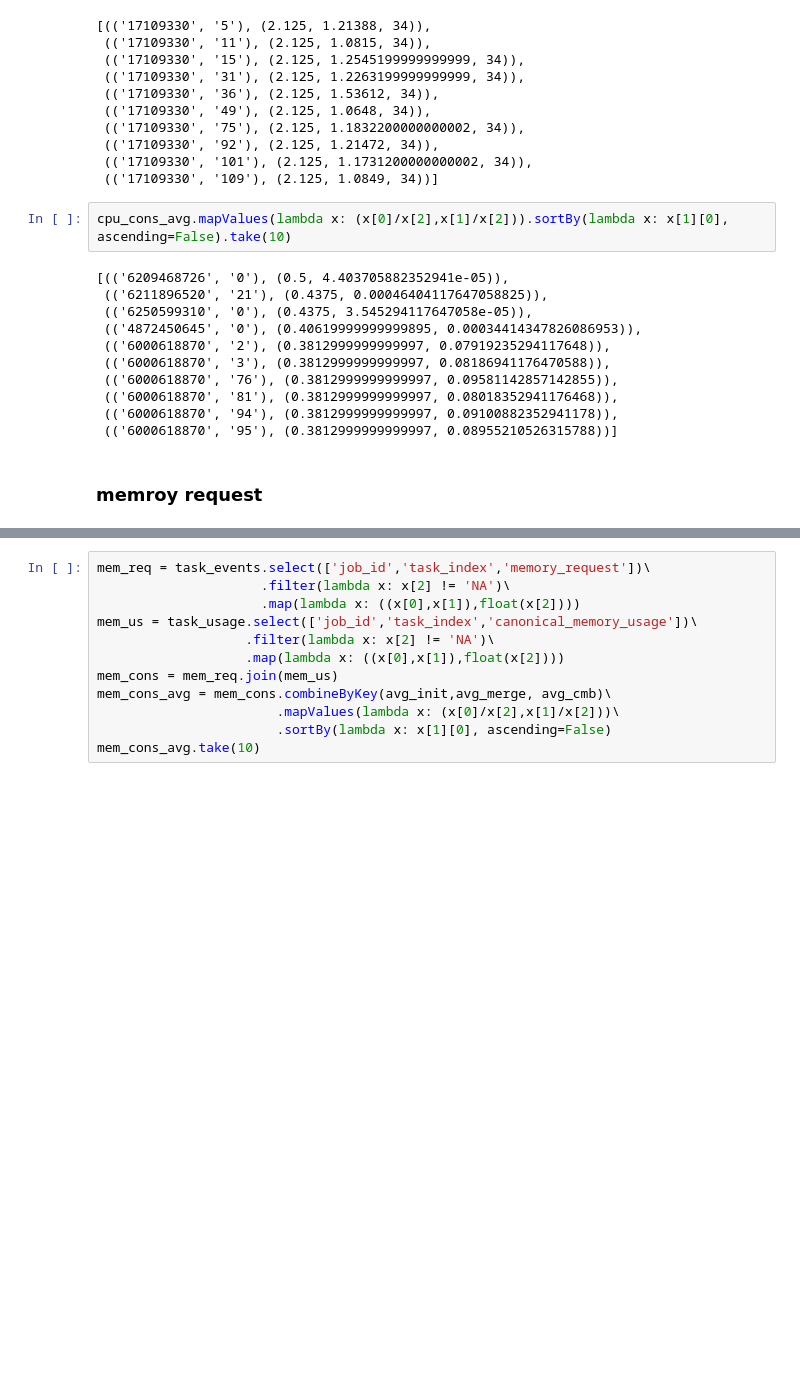
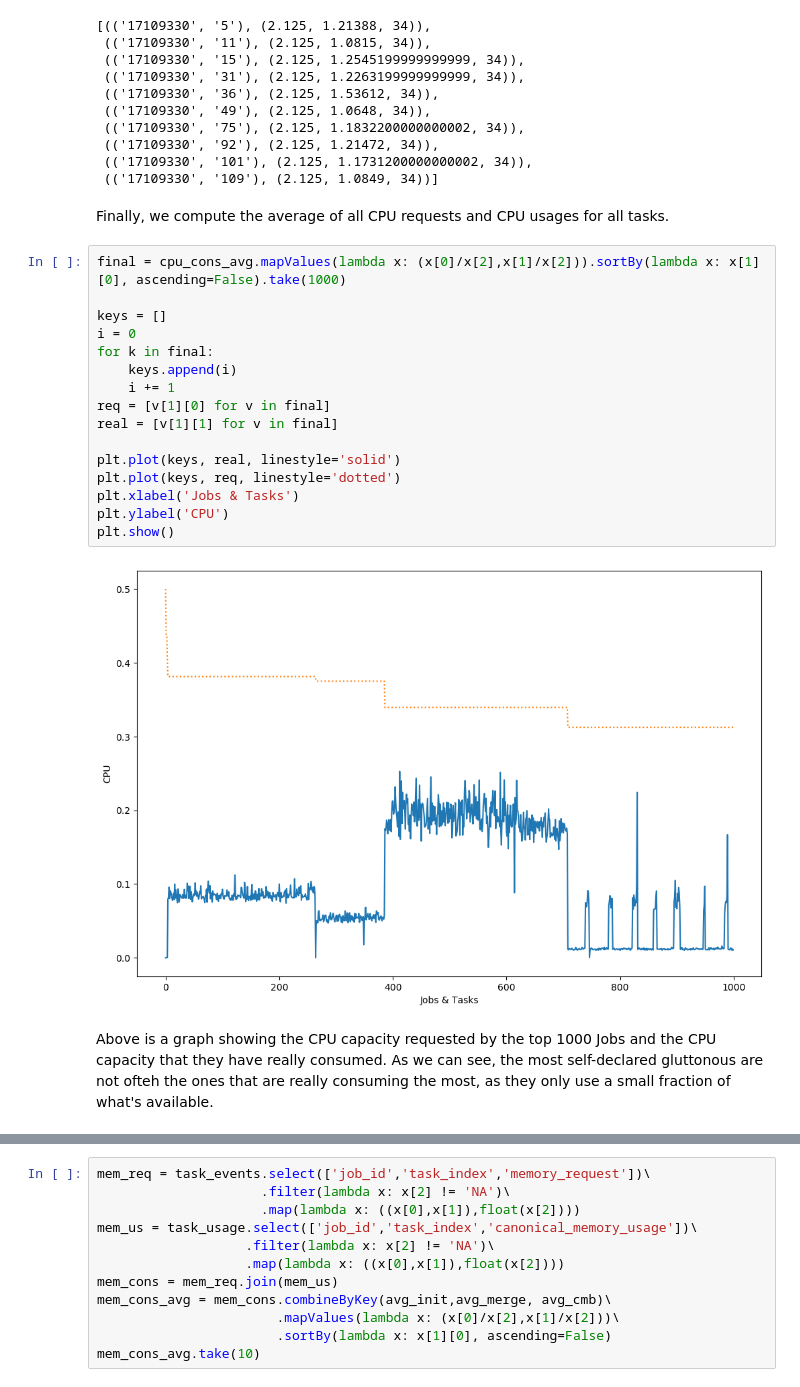
Before and after one commit to templierw/spark_lab, a Jupyter notebook: lab.ipynb, the cells around one changed output, grey strips where cells are left out. Drawn from its saved outputs; the diff is of its cells as text; blank space fills up the shorter version.

```diff
--- a/lab.ipynb
+++ b/lab.ipynb
@@ -205,18 +270,25 @@ cpu_cons_avg.take(10)
  (('17109330', '92'), (2.125, 1.21472, 34)),
  (('17109330', '101'), (2.125, 1.1731200000000002, 34)),
  (('17109330', '109'), (2.125, 1.0849, 34))]
-# %%
-cpu_cons_avg.mapValues(lambda x: (x[0]/x[2],x[1]/x[2])).sortBy(lambda x: x[1][0], ascending=False).take(10)
-# %% [output]
-[(('6209468726', '0'), (0.5, 4.403705882352941e-05)),
- (('6211896520', '21'), (0.4375, 0.00046404117647058825)),
- (('6250599310', '0'), (0.4375, 3.545294117647058e-05)),
- (('4872450645', '0'), (0.40619999999999895, 0.00034414347826086953)),
- (('6000618870', '2'), (0.3812999999999997, 0.07919235294117648)),
- (('6000618870', '3'), (0.3812999999999997, 0.08186941176470588)),
- (('6000618870', '76'), (0.3812999999999997, 0.09581142857142855)),
- (('6000618870', '81'), (0.3812999999999997, 0.08018352941176468)),
- (('6000618870', '94'), (0.3812999999999997, 0.09100882352941178)),
- (('6000618870', '95'), (0.3812999999999997, 0.08955210526315788))]
-# %% [markdown]
-### memroy request
+# %% [markdown]
+Finally, we compute the average of all CPU requests and CPU usages for all tasks.
+# %%
+final = cpu_cons_avg.mapValues(lambda x: (x[0]/x[2],x[1]/x[2])).sortBy(lambda x: x[1][0], ascending=False).take(1000)
+
+keys = []
+i = 0
+for k in final:
+    keys.append(i)
+    i += 1
+req = [v[1][0] for v in final]
+real = [v[1][1] for v in final]
+
+plt.plot(keys, real, linestyle='solid')
+plt.plot(keys, req, linestyle='dotted')
+plt.xlabel('Jobs & Tasks')
+plt.ylabel('CPU')
+plt.show()
+# %% [output]
+[figure, added]
+# %% [markdown]
+Above is a graph showing the CPU capacity requested by the top 1000 Jobs and the CPU capacity that they have really consumed. As we can see, the most self-declared gluttonous are not ofteh the ones that are really consuming the most, as they only use a small fraction of what's available.
```
Also changed, not shown: parts of 34 cells of this notebook, 4 other files.
